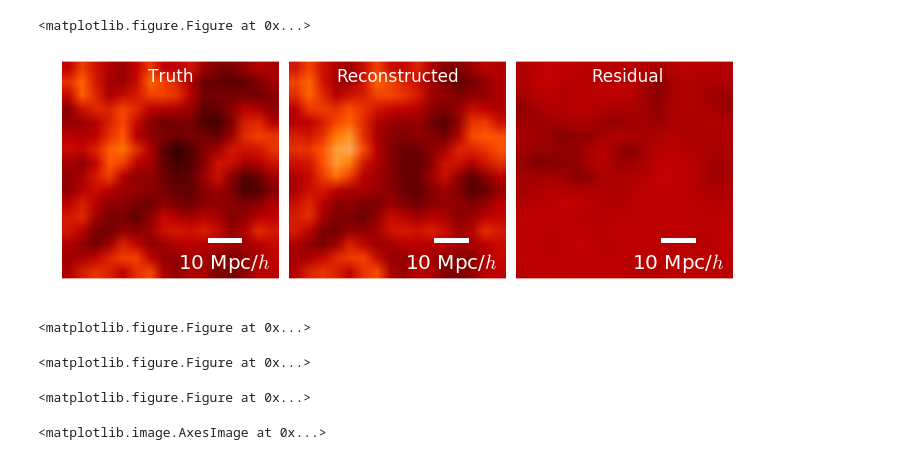
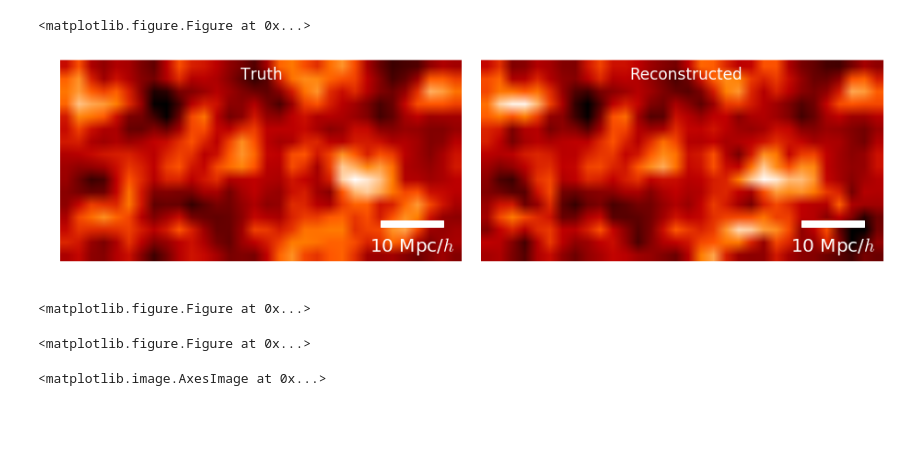
Before and after one commit to bhorowitz/weak_lensing, a Jupyter notebook: lbfgs_3d.ipynb, the cells around one changed output. Saved outputs shown, nothing was run; the diff lists cells and outputs as text; code cells hidden in the pictures; blank space fills up the shorter version.

```diff
--- a/lbfgs_3d.ipynb
+++ b/lbfgs_3d.ipynb
@@ -230,17 +230,16 @@ def smooth_mat(matrix, s):
 # %%
 cmap = cm.gist_heat
 sm = 1.0
-fig, ax = plt.subplots(1, 3, sharex=True, sharey = True, figsize = (12, 4))
-plot_image(smooth_mat(delta_x[0,:,:], sm), cmap = cmap, text = 'Truth', text_start_pos=0.4, useAx=ax[0], vmin = -2, vmax = 2)
-plot_image(smooth_mat(iter1[0,:,:], sm), cmap = cmap, text = 'Reconstructed', text_start_pos=0.22, useAx=ax[1], vmin = -2, vmax = 2)
-plot_image(smooth_mat(delta_x[0,:,:] - iter1[0,:,:], sm), cmap = cmap, text = 'Residual', text_start_pos=0.35, useAx=ax[2], vmin = -2, vmax = 2)
+fig, ax = plt.subplots(1, 2, sharex=True, sharey = True, figsize = (16, 4))
+plot_image(smooth_mat(delta_x[0,:,:], sm), cmap = cmap, text = 'Truth', text_start_pos=0.45, useAx=ax[0], vmin = -2, vmax = 2)
+plot_image(smooth_mat(iter1[0,:,:], sm), cmap = cmap, text = 'Reconstructed', text_start_pos=0.37, useAx=ax[1], vmin = -2, vmax = 2)
+#plot_image(smooth_mat(delta_x[0,:,:] - iter1[0,:,:], sm), cmap = cmap, text = 'Residual', text_start_pos=0.35, useAx=ax[2], vmin = -2, vmax = 2)
 fig.subplots_adjust(wspace=0.05, hspace=0.05)
 fig.savefig('density.pdf')
 # %% [output]
-[figure, old version]
+[figure, new version]
 <matplotlib.figure.Figure at 0x...>
 <matplotlib.figure.Figure at 0x...>
-<matplotlib.figure.Figure at 0x...>
 # %%
 imshow(smooth_mat(delta_x[0,:,:], 0.001))
 # %% [output]
```
Also changed, not shown: parts of 1 cell of this notebook.
